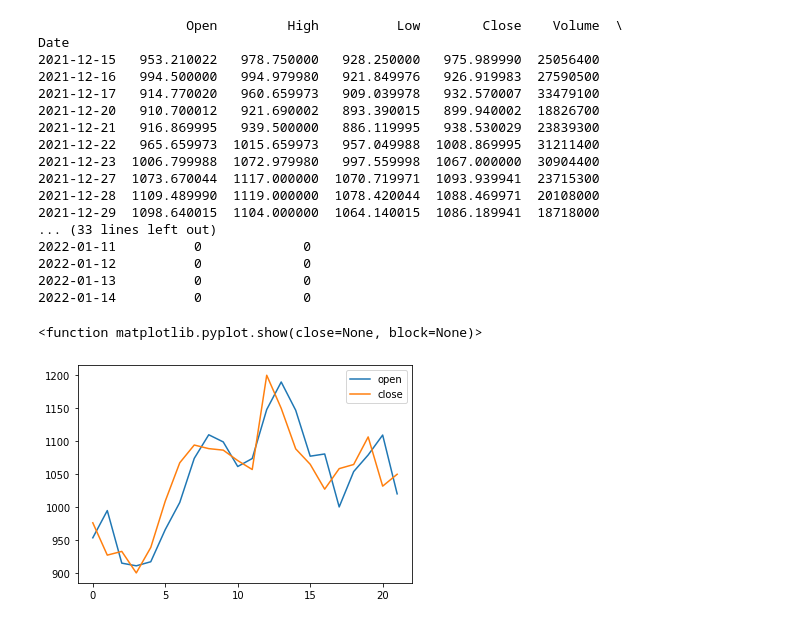
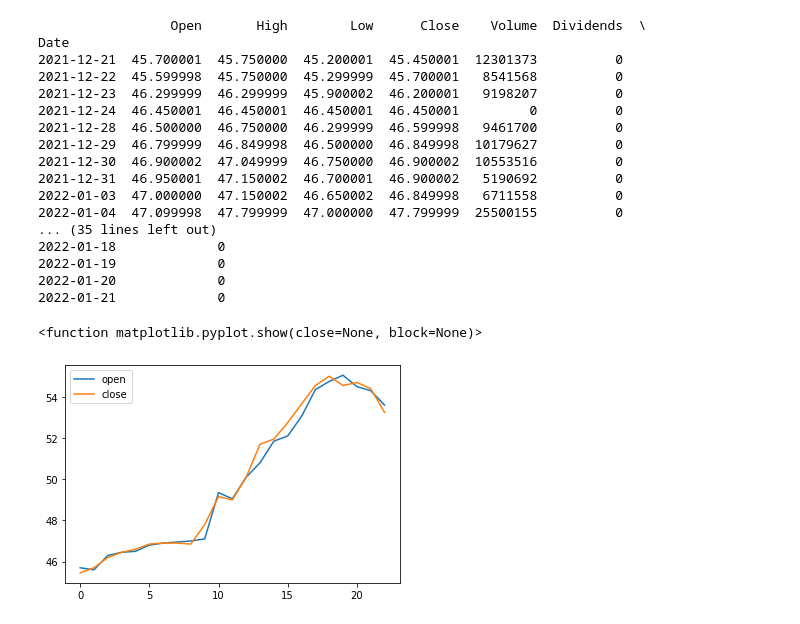
Before and after one commit to aetherxt/sussy-stonks, a Jupyter notebook: lesson1.ipynb, the cells around one changed output. Drawn from its saved outputs; the diff is of its cells as text; code cells hidden in the pictures.

```diff
--- a/lesson1.ipynb
+++ b/lesson1.ipynb
@@ -24,37 +21,37 @@ plt.show
 # %%
-hsbc = yf.Ticker("TSLA")
+hsbc = yf.Ticker("0005.hk")
 
 data = hsbc.history(period="1mo")
 print(data)
 
 opendata = np.array(data["Open"])
 closedata = np.array(data["Close"])
 
 plt.plot(opendata, label="open")
 plt.legend()
 plt.plot(closedata, label="close")
 plt.legend()
 plt.show
 # %% [output]
-                   Open         High          Low        Close    Volume  \
+                 Open       High        Low      Close    Volume  Dividends  \
 Date
-2021-12-15   953.210022   978.750000   928.250000   975.989990  25056400
-2021-12-16   994.500000   994.979980   921.849976   926.919983  27590500
-2021-12-17   914.770020   960.659973   909.039978   932.570007  33479100
-2021-12-20   910.700012   921.690002   893.390015   899.940002  18826700
-2021-12-21   916.869995   939.500000   886.119995   938.530029  23839300
-2021-12-22   965.659973  1015.659973   957.049988  1008.869995  31211400
-2021-12-23  1006.799988  1072.979980   997.559998  1067.000000  30904400
-2021-12-27  1073.670044  1117.000000  1070.719971  1093.939941  23715300
-2021-12-28  1109.489990  1119.000000  1078.420044  1088.469971  20108000
-2021-12-29  1098.640015  1104.000000  1064.140015  1086.189941  18718000
-... (33 lines left out)
-2022-01-11          0             0
-2022-01-12          0             0
-2022-01-13          0             0
-2022-01-14          0             0
+2021-12-21  45.700001  45.750000  45.200001  45.450001  12301373          0
+2021-12-22  45.599998  45.750000  45.299999  45.700001   8541568          0
+2021-12-23  46.299999  46.299999  45.900002  46.200001   9198207          0
+2021-12-24  46.450001  46.450001  46.450001  46.450001         0          0
+2021-12-28  46.500000  46.750000  46.299999  46.599998   9461700          0
+2021-12-29  46.799999  46.849998  46.500000  46.849998  10179627          0
+2021-12-30  46.900002  47.049999  46.750000  46.900002  10553516          0
+2021-12-31  46.950001  47.150002  46.700001  46.900002   5190692          0
+2022-01-03  47.000000  47.150002  46.650002  46.849998   6711558          0
+2022-01-04  47.099998  47.799999  47.000000  47.799999  25500155          0
+... (35 lines left out)
+2022-01-18             0
+2022-01-19             0
+2022-01-20             0
+2022-01-21             0
 <function matplotlib.pyplot.show(close=None, block=None)>
-[figure, old version]
+[figure, new version]
 # %%
 hsbc = yf.Ticker("0005.hk")
 
```
Also changed, not shown: parts of 3 cells of this notebook, 2 other files.
